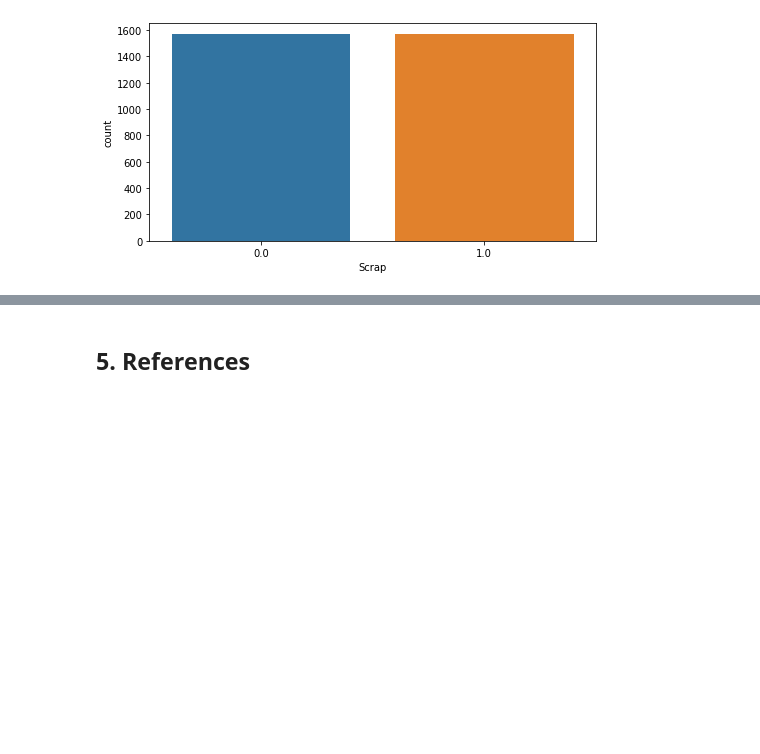
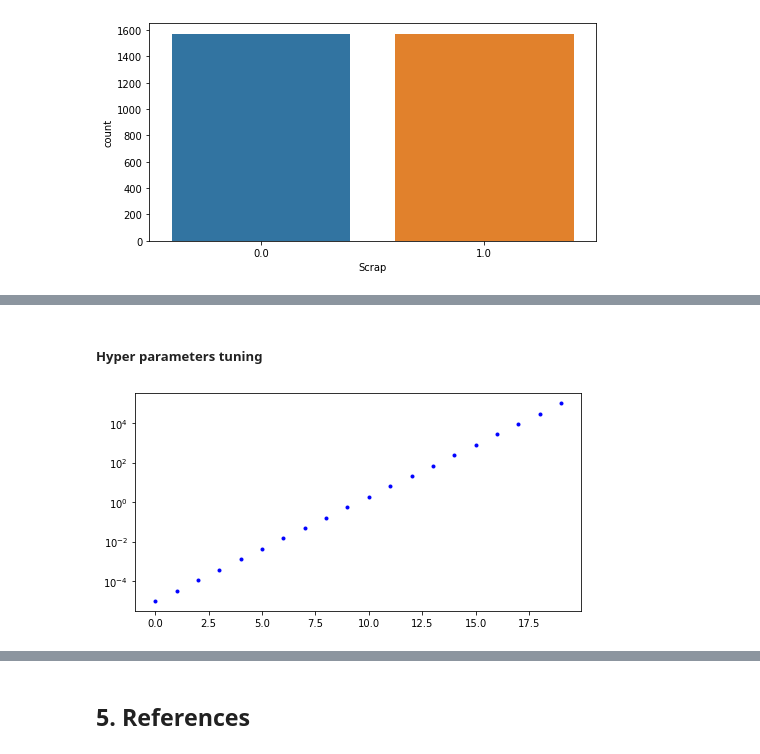
Before and after one commit to przemekbil/PfDA_2021_project, a Jupyter notebook: Project.ipynb, the cells around one changed output, grey strips where cells are left out. Cells and saved outputs as stored; diff of their text form; code cells hidden in the pictures; blank space fills up the shorter version.

Commit message:
Hyper Parameter Tuning added to the Logistic regression

```diff
--- a/Project.ipynb
+++ b/Project.ipynb
@@ -902,0 +913,12 @@ Y_train_under.sum()
+# %% [markdown]
+#####  Hyper parameters tuning
+# %%
+# define a list of c values (inverse of regularization strength) to run the model training with
+c_values = np.geomspace(1e-5, 1e5, num=20)
+
+fig, ax = plt.subplots()
+ax.plot(c_values, 'b.')
+ax.set_yscale('log')
+plt.show()
+# %% [output]
+[figure, added]
```
Also changed, not shown: parts of 11 cells of this notebook.
